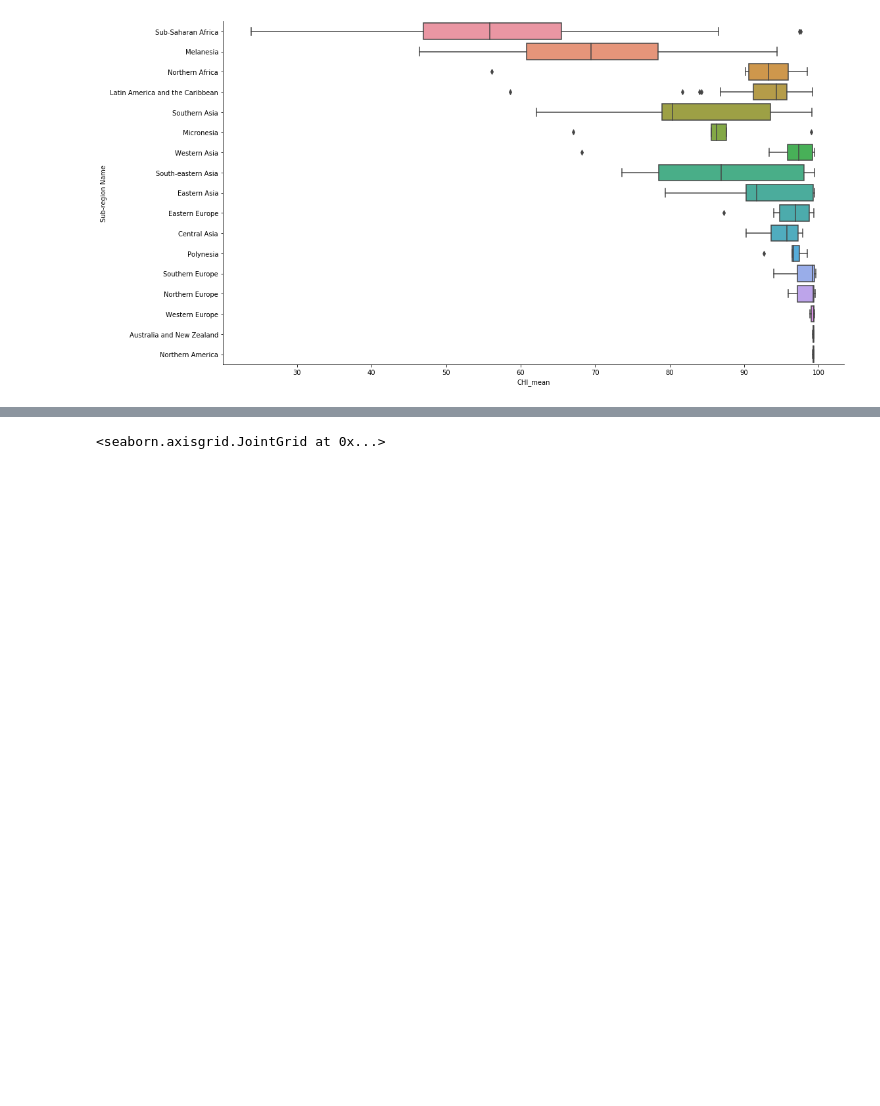
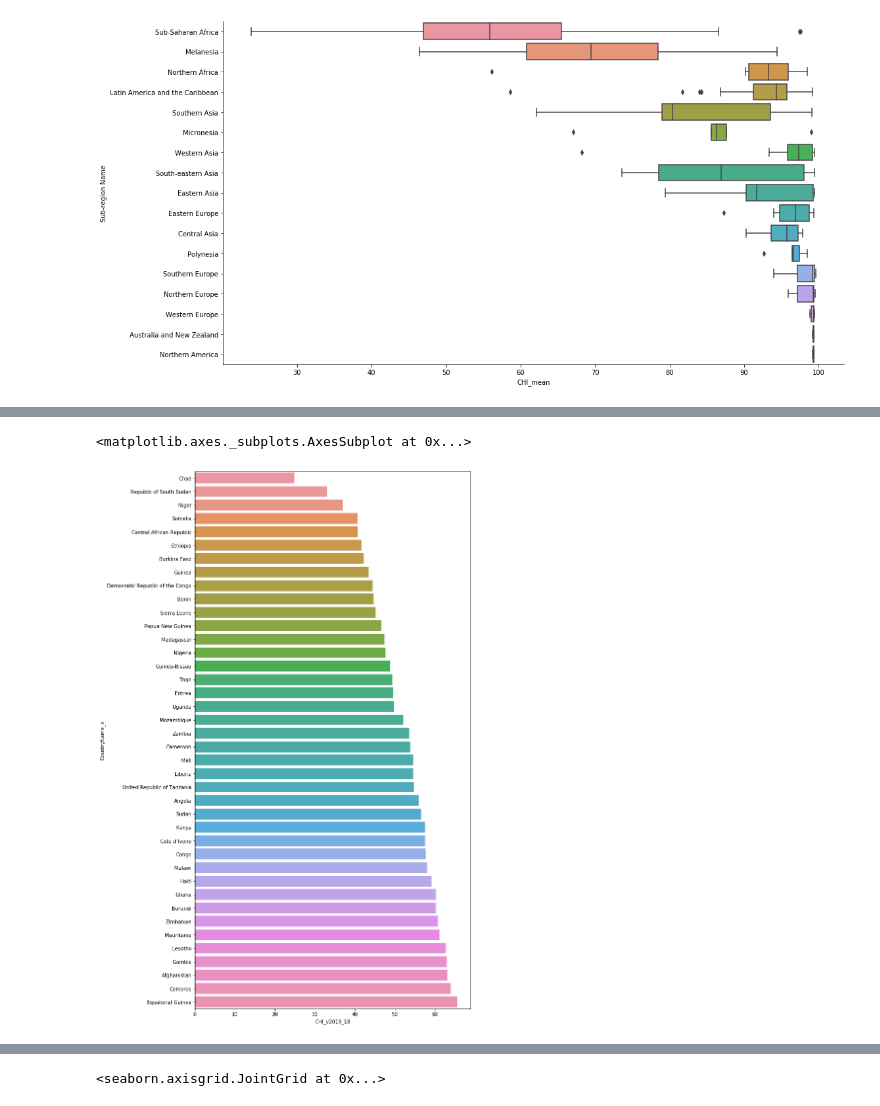
Before and after one commit to atxmoon/aly6140_capstone, a Jupyter notebook: capstone_amoon.ipynb, the cells around one changed output, grey strips where cells are left out. Saved outputs shown, nothing was run; the diff lists cells and outputs as text; code cells hidden in the pictures; blank space fills up the shorter version.

```diff
--- a/capstone_amoon.ipynb
+++ b/capstone_amoon.ipynb
@@ -178,0 +183,6 @@ sns.catplot(data=df.sort_values("CHI_mean"), orient="h", kind="box", x="CHI_mean
+# %%
+plt.figure(figsize=(10,20))
+sns.barplot(x="CHI_v2019_18", y="CountryName_x", data=country_subset_df.sort_values("CHI_v2019_18"))
+# %% [output]
+<matplotlib.axes._subplots.AxesSubplot at 0x...>
+[figure, added]
```
Also changed, not shown: parts of 39 cells of this notebook.
